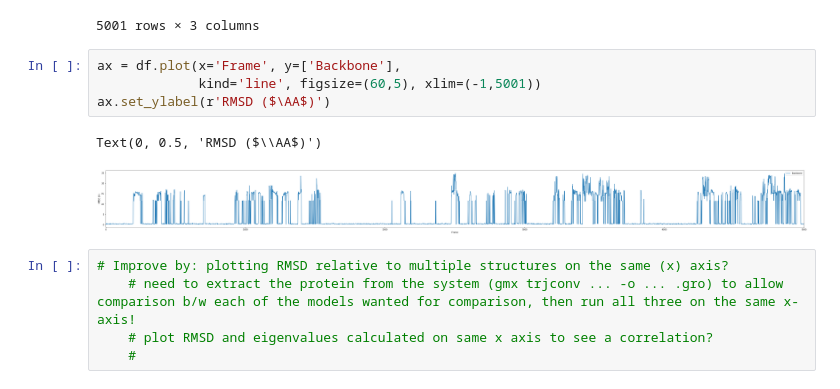
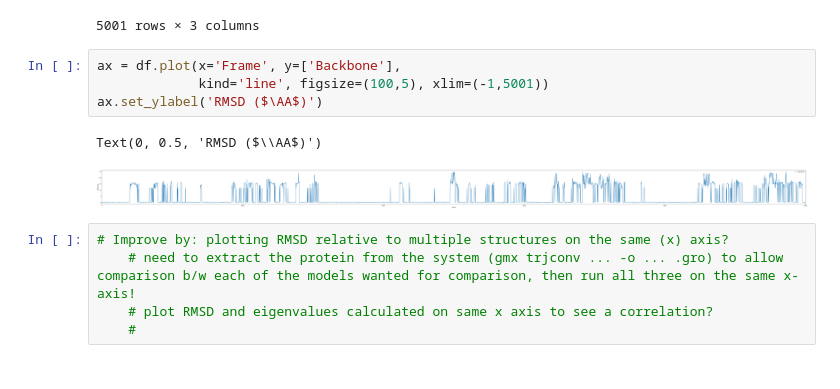
Before and after one commit to microversallaboratories/mdcode, a Jupyter notebook: jupyter_nbs/general/mdanalysis/rmsd_rel_to_xtal.ipynb, the cells around one changed output. Cells and saved outputs as stored; diff of their text form.

```diff
--- a/jupyter_nbs/general/mdanalysis/rmsd_rel_to_xtal.ipynb
+++ b/jupyter_nbs/general/mdanalysis/rmsd_rel_to_xtal.ipynb
@@ -67,11 +67,11 @@ df
 5001 rows × 3 columns
 # %%
 ax = df.plot(x='Frame', y=['Backbone'],
-             kind='line', figsize=(60,5), xlim=(-1,5001))
-ax.set_ylabel(r'RMSD ($\AA$)')
+             kind='line', figsize=(100,5), xlim=(-1,5001))
+ax.set_ylabel('RMSD ($\AA$)')
 # %% [output]
 Text(0, 0.5, 'RMSD ($\\AA$)')
-[figure, old version]
+[figure, new version]
 # %%
 # Improve by: plotting RMSD relative to multiple structures on the same (x) axis?
     # need to extract the protein from the system (gmx trjconv ... -o ... .gro) to allow comparison b/w each of the models wanted for comparison, then run all three on the same x-axis!
```
Also changed, not shown: 1 other file.
